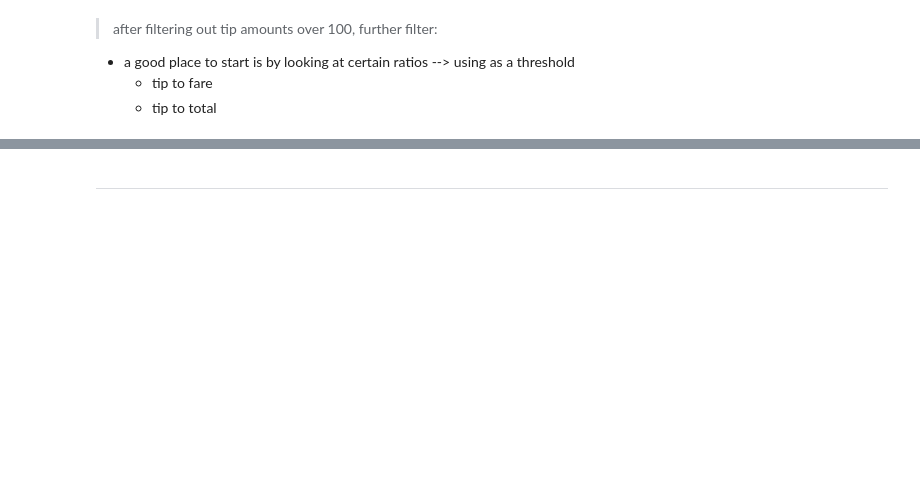
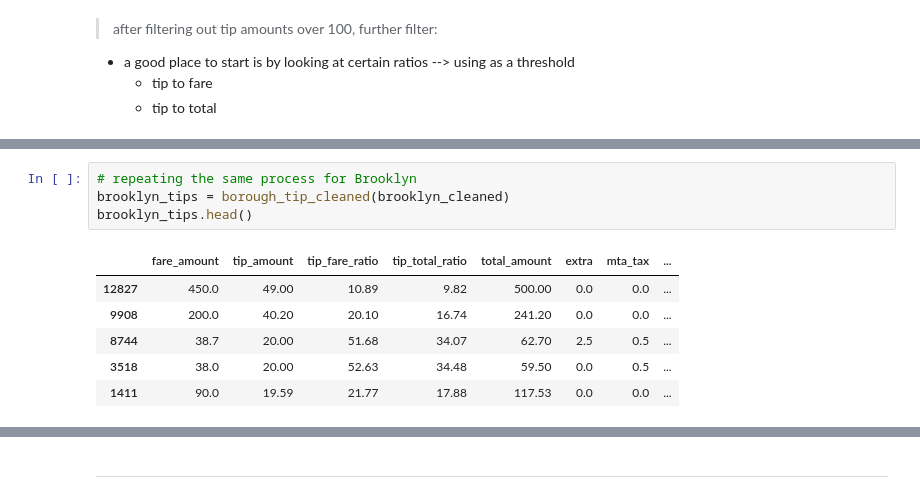
Before and after one commit to jjen1/nyc-taxis-trends, a Jupyter notebook: notebooks/yellow_taxis_eda.ipynb, the cells around one changed output, grey strips where cells are left out. Saved outputs shown, nothing was run; the diff lists cells and outputs as text; blank space fills up the shorter version.

```diff
--- a/notebooks/yellow_taxis_eda.ipynb
+++ b/notebooks/yellow_taxis_eda.ipynb
@@ -1018,0 +1038,11 @@ manhattan_tips.head()  # checking the final dataframe after filtering out the ex
+# %%
+# repeating the same process for Brooklyn
+brooklyn_tips = borough_tip_cleaned(brooklyn_cleaned)
+brooklyn_tips.head()
+# %% [output]
+|  | fare_amount | tip_amount | tip_fare_ratio | tip_total_ratio | total_amount | extra | mta_tax | ... |
+| 12827 | 450.0 | 49.00 | 10.89 | 9.82 | 500.00 | 0.0 | 0.0 | ... |
+| 9908 | 200.0 | 40.20 | 20.10 | 16.74 | 241.20 | 0.0 | 0.0 | ... |
+| 8744 | 38.7 | 20.00 | 51.68 | 34.07 | 62.70 | 2.5 | 0.5 | ... |
+| 3518 | 38.0 | 20.00 | 52.63 | 34.48 | 59.50 | 0.0 | 0.5 | ... |
+| 1411 | 90.0 | 19.59 | 21.77 | 17.88 | 117.53 | 0.0 | 0.0 | ... |
```
Also changed, not shown: parts of 42 cells of this notebook, 1 other file.
